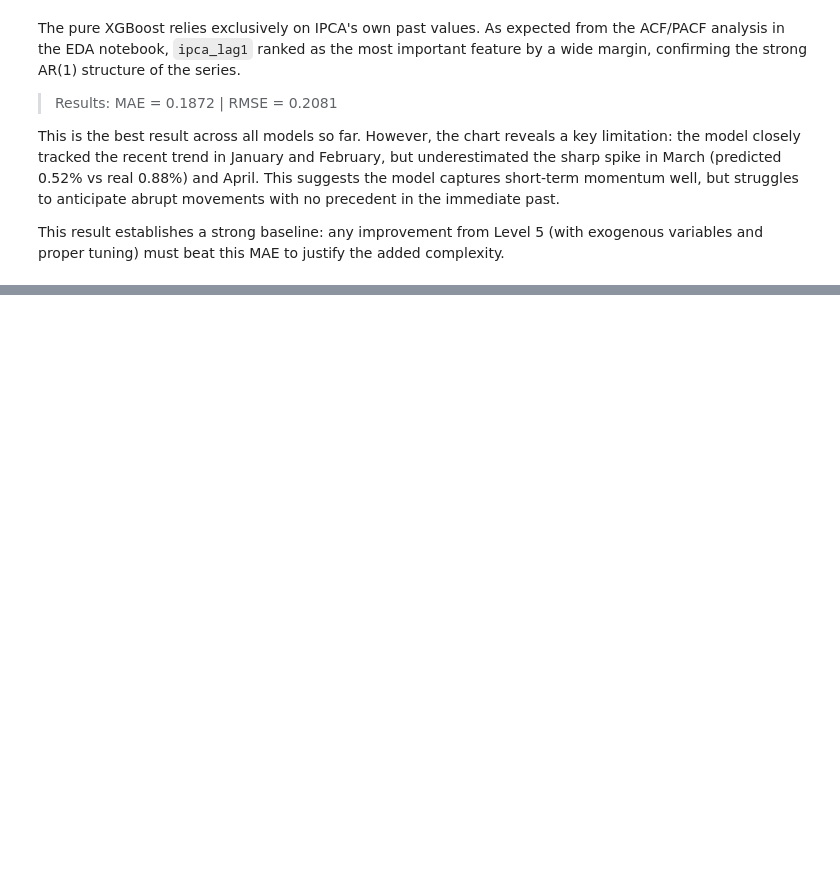
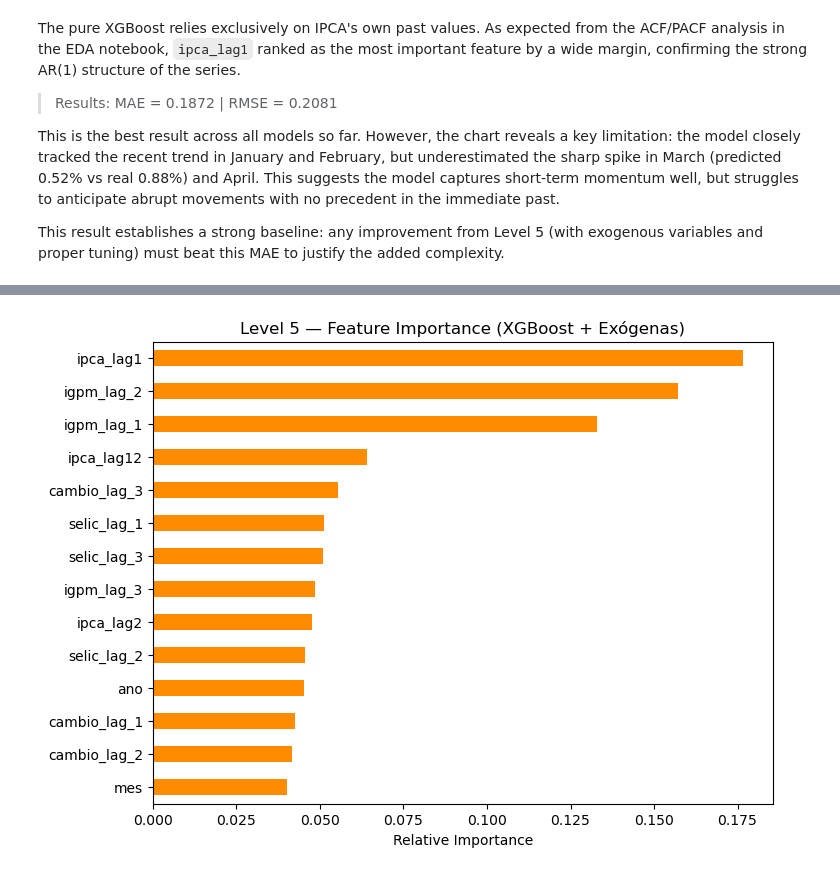
Before and after one commit to Marques07/IPCA-Prophet-Forecasting, a Jupyter notebook: 03_XGBoost_Modelagem.ipynb, the cells around one changed output, grey strips where cells are left out. Drawn from its saved outputs; the diff is of its cells as text; code cells hidden in the pictures; blank space fills up the shorter version.

Commit message:
Add Level 5

```diff
--- a/03_XGBoost_Modelagem.ipynb
+++ b/03_XGBoost_Modelagem.ipynb
@@ -466,0 +351,12 @@ Valor Estimado: 0.4238%
+# %%
+modelo_xgb = xgb.XGBRegressor(
+    **random_search_reg.best_params_,  # ** desempacota o dict em argumentos nomeados
+    early_stopping_rounds=100,
+    random_state=42
+)
+
+modelo_xgb.fit(
+    X_train, y_train,
+    eval_set=[(X_train, y_train), (X_test, y_test)],
+    verbose=100
+)
@@ -466,0 +406,12 @@ Valor Estimado: 0.4238%
+# %%
+importancia = pd.Series(
+    modelo_xgb.feature_importances_, index=features
+).sort_values(ascending=True)
+
+plt.figure(figsize=(8, 6))
+importancia.plot(kind='barh', color='darkorange')
+plt.title('Level 5 — Feature Importance (XGBoost + Exógenas)')
+plt.xlabel('Relative Importance')
+plt.show()
+# %% [output]
+[figure, added]
```
Also changed, not shown: parts of 20 cells of this notebook, 1 other file.
